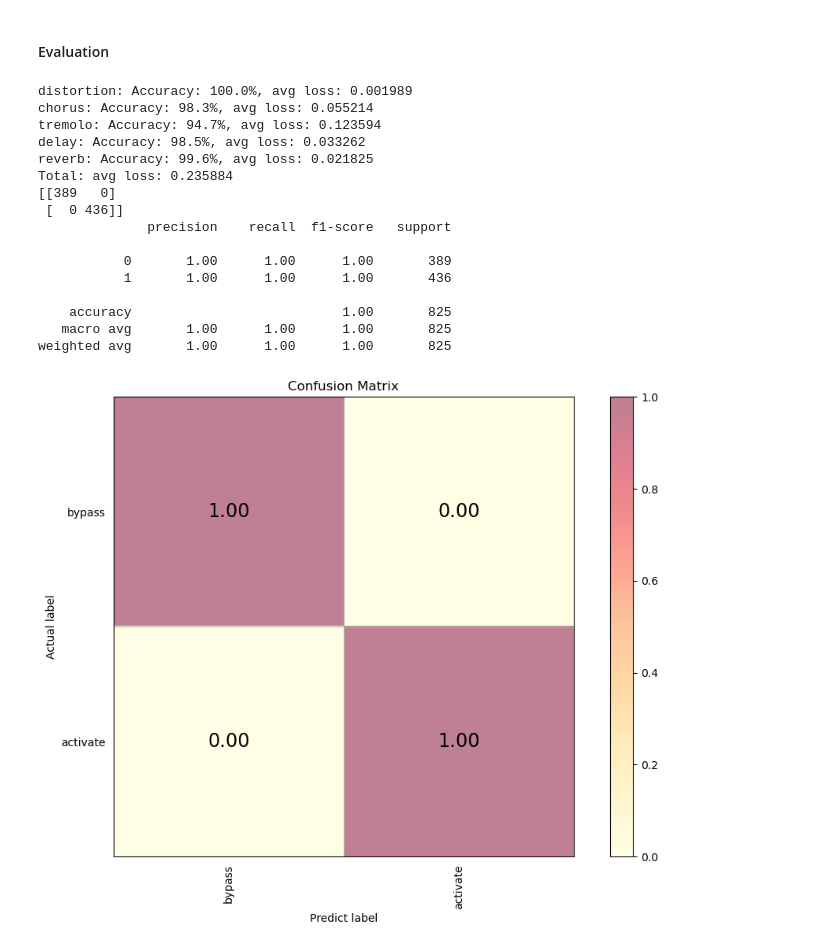
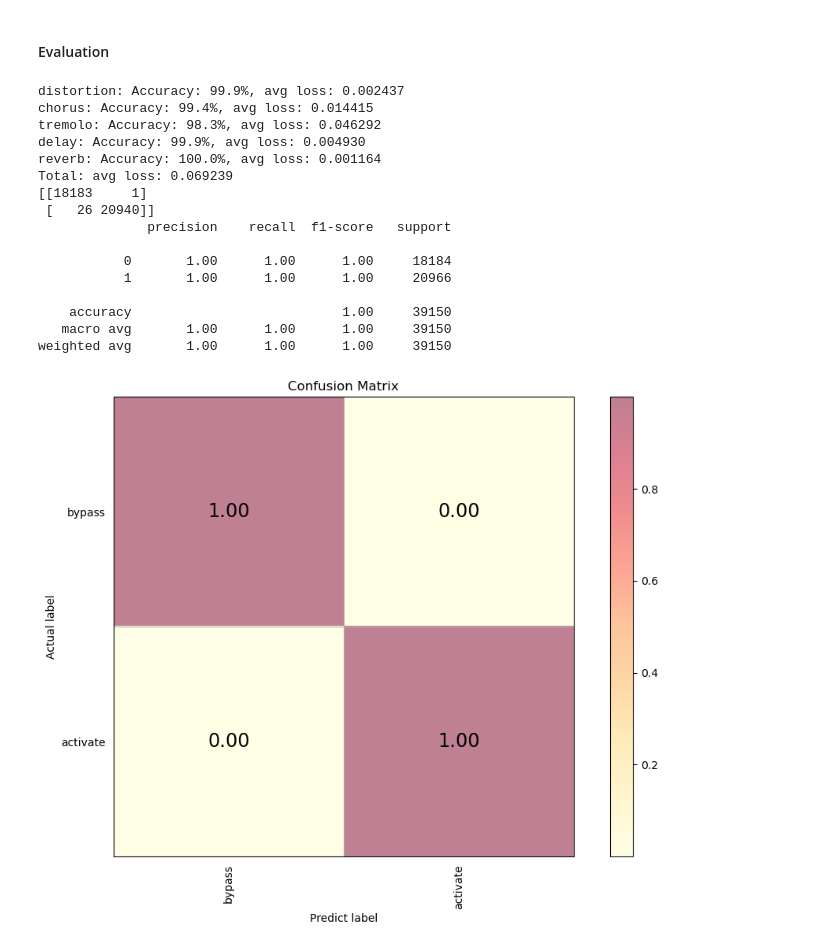
Before and after one commit to DCisHurt/Guitar-MIR, a Jupyter notebook: ex2_effect_classification.ipynb, the cells around one changed output. Drawn from its saved outputs; the diff is of its cells as text; code cells hidden in the pictures.

```diff
--- a/ex2_effect_classification.ipynb
+++ b/ex2_effect_classification.ipynb
@@ -83,7 +67,7 @@ input feature:
 # %%
 from src.classifier import train
 
-BATCH_SIZE = round(len(fxData) / 200)
+BATCH_SIZE = round(len(fxData) / 1500)
 
 split_ratio = [0.8, 0.1, 0.1]
 train_set, test_set, val_set = torch.utils.data.random_split(fxData, lengths=split_ratio)
@@ -99,6 +83,12 @@ from torch import nn
 
 LEARNING_RATE = 0.001
 EPOCHS = 20
+
+WEIGHTS_DIR = "_weights/"
+WEIGHTS_PATH = os.path.join(WEIGHTS_DIR, EXPERIMENT_NAME)
+
+if not os.path.exists('%s' % WEIGHTS_DIR):
+    os.makedirs('%s' % WEIGHTS_DIR)
 
 # construct model and assign it to device
 cnn = model.Classifier().to(device)
@@ -117,6 +107,7 @@ train.train(cnn,
             optimiser,
             device,
             log_writer,
-            EPOCHS)
+            EPOCHS,
+            WEIGHTS_PATH)
 # %% [output]
 Epoch 1
@@ -156,45 +134,81 @@ Trained feed forward net saved at _weights/c53_classify.pth
 from sklearn.metrics import confusion_matrix, classification_report
 from src.util import plot_confusion_matrix
 
 labels_ID = ['bypass', 'activate']
 EFFECT_MAP = ["distortion", "chorus", "tremolo", "delay", "reverb"]
 
 cnn = model.Classifier().to(device)
 
-state_dict = torch.load(WEIGHTS_FILE)
+state_dict = torch.load(WEIGHTS_PATH + "_15.pth")
 cnn.load_state_dict(state_dict)
 
 _, _, log = train.test(cnn, val_dataloader, device)
+
+
+
+def plot_confusion_matrix(cm, title='Confusion Matrix', classes=[]):
+    fig = plt.figure(figsize=(12, 8), dpi=100)
+    np.set_printoptions(precision=2)
+
+    cm = cm.astype('float') / cm.sum(axis=1)[:, np.newaxis]
+
+    ind_array = np.arange(len(classes))
+    x, y = np.meshgrid(ind_array, ind_array)
+    for x_val, y_val in zip(x.flatten(), y.flatten()):
+        c = cm[y_val][x_val]
+        plt.text(x_val, y_val, "%0.2f" % (c,), va='center', ha='center', size='xx-large')
+
+    plt.imshow(cm, cmap=plt.cm.YlOrRd, alpha=0.5)
+    plt.title(title)
+    plt.colorbar()
+    xlocations = np.array(range(len(classes)))
+    plt.xticks(xlocations, classes, rotation=90)
+    plt.yticks(xlocations, classes)
+    plt.ylabel('Actual label')
+    plt.xlabel('Predict label')
+
+    # offset the tick
+    tick_marks = np.array(range(len(classes))) + 0.5
+    plt.gca().set_xticks(tick_marks, minor=True)
+    plt.gca().set_yticks(tick_marks, minor=True)
+    plt.gca().xaxis.set_ticks_position('none')
+    plt.gca().yaxis.set_ticks_position('none')
+    plt.grid(True, which='minor', linestyle='-')
+    plt.gcf().subplots_adjust(bottom=0.15)
+
+    plt.show(block=False)
+    return fig
+
 
 for i in range(5):
     expected = []
     predicted = []
     for index, data in enumerate(log[i]):
         predicted.append(data[1])
         expected.append(data[2])
     mat_con = confusion_matrix(y_true=expected, y_pred=predicted)
     print(mat_con)
     print(classification_report(expected, predicted))
 
     log_writer.add_figure("Confusion Matrix/" + EFFECT_MAP[i],
                           plot_confusion_matrix(mat_con, title='Confusion Matrix', classes=labels_ID))
 
 log_writer.close()
 # %% [output]
-distortion: Accuracy: 100.0%, avg loss: 0.001989
-chorus: Accuracy: 98.3%, avg loss: 0.055214
-tremolo: Accuracy: 94.7%, avg loss: 0.123594
-delay: Accuracy: 98.5%, avg loss: 0.033262
-reverb: Accuracy: 99.6%, avg loss: 0.021825
-Total: avg loss: 0.235884
-[[389   0]
- [  0 436]]
+distortion: Accuracy: 99.9%, avg loss: 0.002437
+chorus: Accuracy: 99.4%, avg loss: 0.014415
+tremolo: Accuracy: 98.3%, avg loss: 0.046292
+delay: Accuracy: 99.9%, avg loss: 0.004930
+reverb: Accuracy: 100.0%, avg loss: 0.001164
+Total: avg loss: 0.069239
+[[18183     1]
+ [   26 20940]]
               precision    recall  f1-score   support
 
-           0       1.00      1.00      1.00       389
-           1       1.00      1.00      1.00       436
+           0       1.00      1.00      1.00     18184
+           1       1.00      1.00      1.00     20966
 
-    accuracy                           1.00       825
-   macro avg       1.00      1.00      1.00       825
-weighted avg       1.00      1.00      1.00       825
+    accuracy                           1.00     39150
+   macro avg       1.00      1.00      1.00     39150
+weighted avg       1.00      1.00      1.00     39150
-[figure, old version]
+[figure, new version]
```
Also changed, not shown: parts of 5 cells of this notebook, 1 other file.
